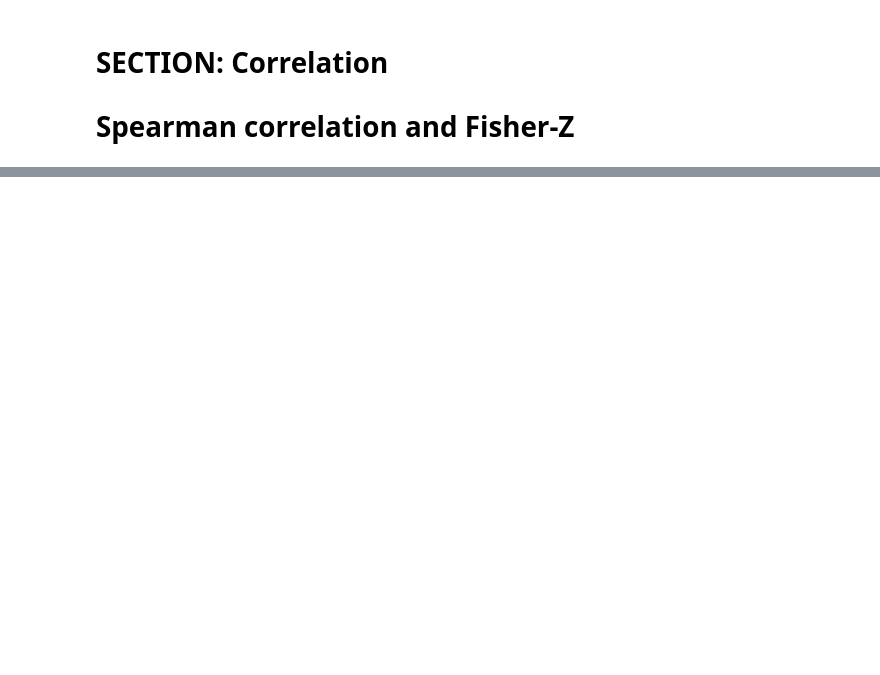
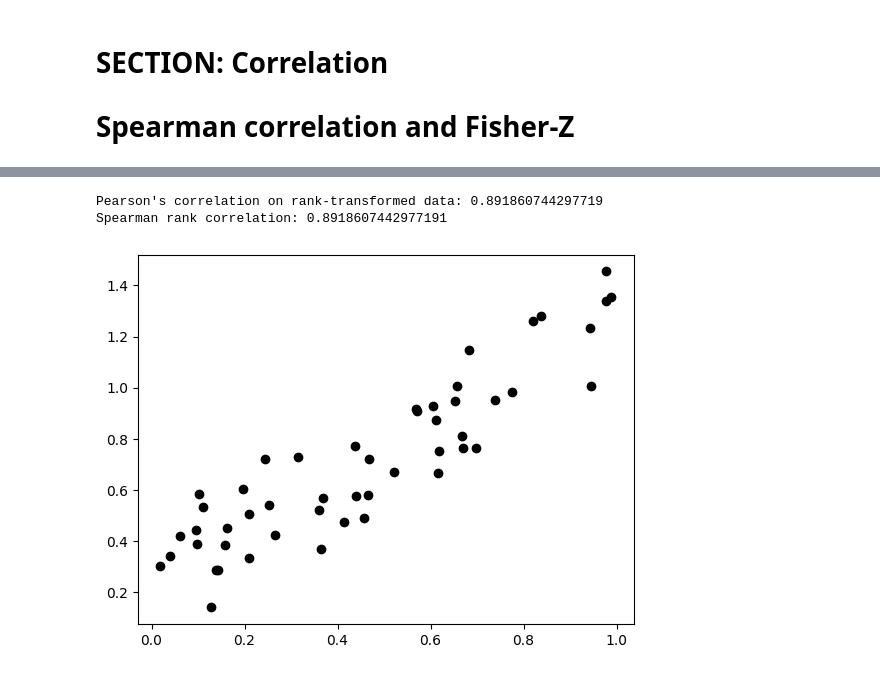
Before and after one commit to SiracencoSerghei/Statistics_and_ML, a Jupyter notebook: 2.8_correlation/stats_corr_Spearman.ipynb, the cells around one changed output, grey strips where cells are left out. Saved outputs shown, nothing was run; the diff lists cells and outputs as text; code cells hidden in the pictures; blank space fills up the shorter version.

```diff
--- a/2.8_correlation/stats_corr_Spearman.ipynb
+++ b/2.8_correlation/stats_corr_Spearman.ipynb
@@ -78,0 +136,19 @@ plt.show()
+# %%
+N = 50
+x = np.random.rand(N)
+y = x + np.random.rand(N) * 0.5
+plt.plot(x, y,'ko')
+
+from scipy.stats import rankdata
+x_rank = rankdata(x, method='ordinal')
+y_rank = rankdata(y, method='ordinal')
+
+corr_p = stats.pearsonr(x_rank, y_rank)[0]
+corr_s = stats.spearmanr(x, y)[0]
+
+print("Pearson's correlation on rank-transformed data:", corr_p)
+print("Spearman rank correlation:", corr_s)
+# %% [output]
+Pearson's correlation on rank-transformed data: 0.891860744297719
+Spearman rank correlation: 0.8918607442977191
+[figure, added]
```
Also changed, not shown: parts of 10 cells of this notebook.
